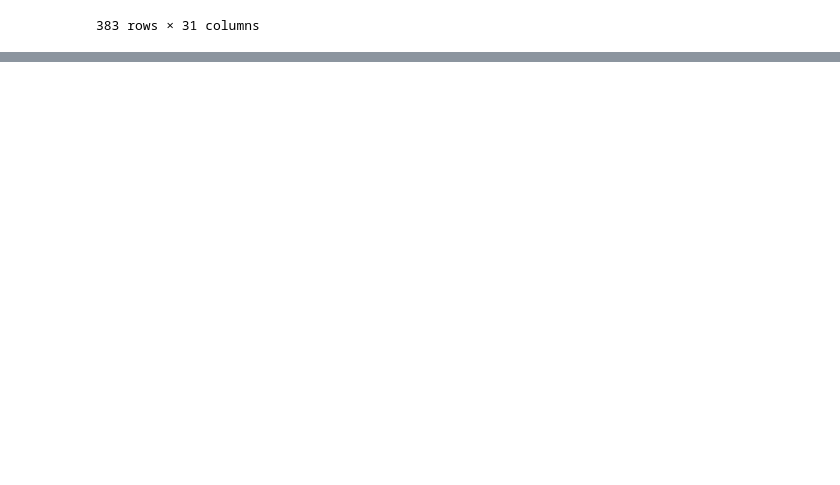
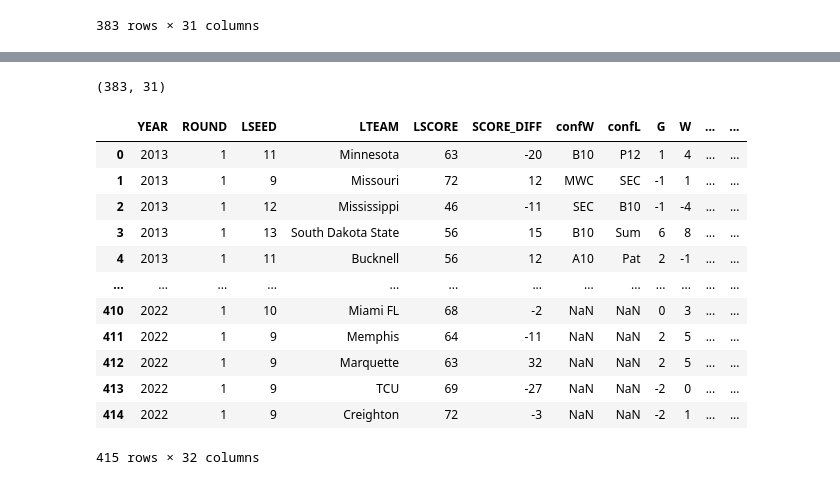
Before and after one commit to pieperpaula/edgeproject, a Jupyter notebook: data_proc.ipynb, the cells around one changed output, grey strips where cells are left out. Cells and saved outputs as stored; diff of their text form; code cells hidden in the pictures; blank space fills up the shorter version.

```diff
--- a/data_proc.ipynb
+++ b/data_proc.ipynb
@@ -56,5 +79,5 @@ game_copy["HSCORE"] = game_copy["LSCORE"]
 # %%
-game_copy = game_copy.drop(["WSEED","WTEAM","WSCORE","confW","confL","WAB"], axis = 1)
+game_copy = game_copy.drop(["WSEED","WTEAM","WSCORE","Unnamed: 0"], axis=1)
 # %%
 game_copy.to_csv('upset_data.csv')
 # %%
@@ -75,0 +85,11 @@ game_copy
+# %%
+
+r1_22 = pd.read_csv("r1games_2022.csv")
+# %%
+game_copy.shape
+# %% [output]
+(383, 31)
+# %%
+r1_22 = r1_22.drop(["Unnamed: 0"], axis = 1)
+# %%
+full_data = pd.concat([game_copy,r1_22], ignore_index= True)
@@ -75,0 +98,16 @@ game_copy
+# %%
+full_data
+# %% [output]
+|  | YEAR | ROUND | LSEED | LTEAM | LSCORE | SCORE_DIFF | confW | confL | G | W | ... | ... |
+| 0 | 2013 | 1 | 11 | Minnesota | 63 | -20 | B10 | P12 | 1 | 4 | ... | ... |
+| 1 | 2013 | 1 | 9 | Missouri | 72 | 12 | MWC | SEC | -1 | 1 | ... | ... |
+| 2 | 2013 | 1 | 12 | Mississippi | 46 | -11 | SEC | B10 | -1 | -4 | ... | ... |
+| 3 | 2013 | 1 | 13 | South Dakota State | 56 | 15 | B10 | Sum | 6 | 8 | ... | ... |
+| 4 | 2013 | 1 | 11 | Bucknell | 56 | 12 | A10 | Pat | 2 | -1 | ... | ... |
+| ... | ... | ... | ... | ... | ... | ... | ... | ... | ... | ... | ... | ... |
+| 410 | 2022 | 1 | 10 | Miami FL | 68 | -2 | NaN | NaN | 0 | 3 | ... | ... |
+| 411 | 2022 | 1 | 9 | Memphis | 64 | -11 | NaN | NaN | 2 | 5 | ... | ... |
+| 412 | 2022 | 1 | 9 | Marquette | 63 | 32 | NaN | NaN | 2 | 5 | ... | ... |
+| 413 | 2022 | 1 | 9 | TCU | 69 | -27 | NaN | NaN | -2 | 0 | ... | ... |
+| 414 | 2022 | 1 | 9 | Creighton | 72 | -3 | NaN | NaN | -2 | 1 | ... | ... |
+415 rows × 32 columns
```
Also changed, not shown: parts of 10 cells of this notebook.
